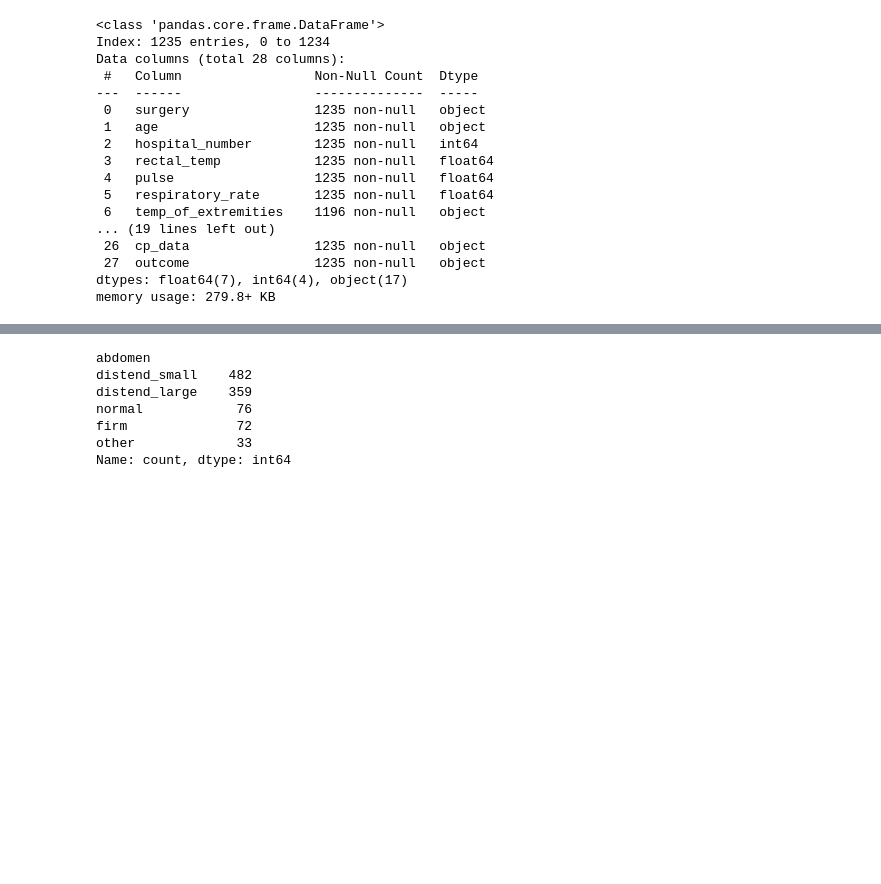
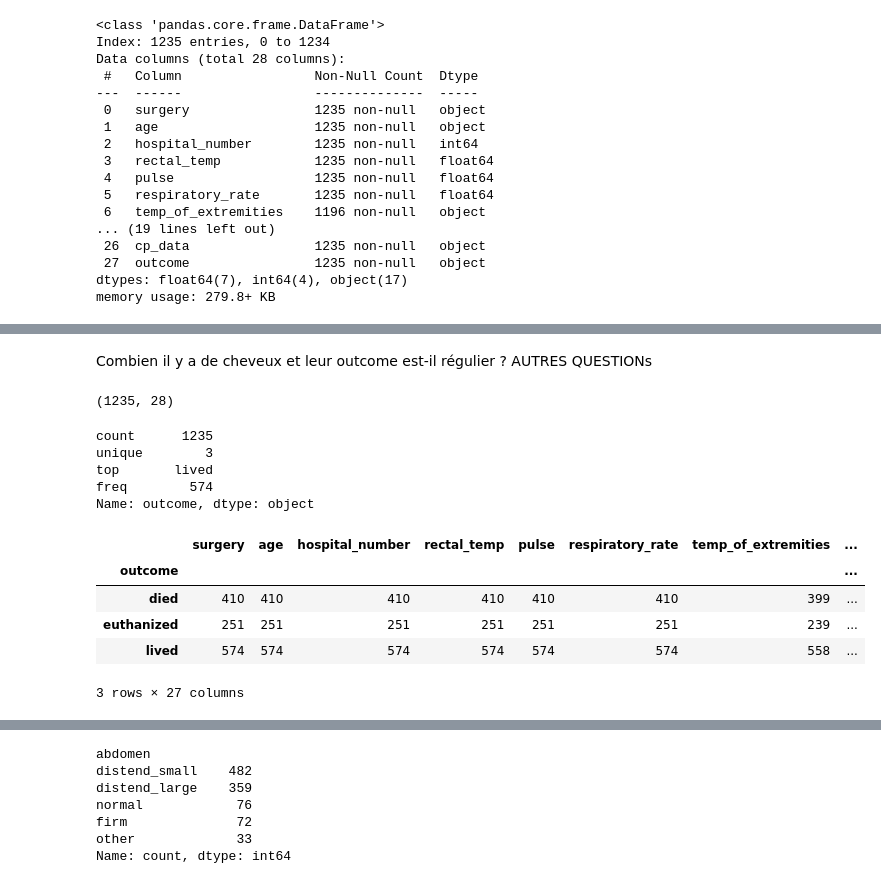
Before and after one commit to Iouize/e2, a Jupyter notebook: notebook_after.ipynb, the cells around one changed output, grey strips where cells are left out. Saved outputs shown, nothing was run; the diff lists cells and outputs as text; code cells hidden in the pictures; blank space fills up the shorter version.

```diff
--- a/notebook_after.ipynb
+++ b/notebook_after.ipynb
@@ -44,0 +77,24 @@ memory usage: 279.8+ KB
+# %% [markdown]
+Combien il y a de cheveux et leur outcome est-il régulier ?
+AUTRES QUESTIONs
+# %%
+train.shape
+# %% [output]
+(1235, 28)
+# %%
+train['outcome'].describe()
+# %% [output]
+count      1235
+unique        3
+top       lived
+freq        574
+Name: outcome, dtype: object
+# %%
+train.groupby('outcome').count()
+# %% [output]
+|  | surgery | age | hospital_number | rectal_temp | pulse | respiratory_rate | temp_of_extremities | ... |
+| outcome |  |  |  |  |  |  |  | ... |
+| died | 410 | 410 | 410 | 410 | 410 | 410 | 399 | ... |
+| euthanized | 251 | 251 | 251 | 251 | 251 | 251 | 239 | ... |
+| lived | 574 | 574 | 574 | 574 | 574 | 574 | 558 | ... |
+3 rows × 27 columns
```
Also changed, not shown: parts of 14 cells of this notebook, 1 other file.
